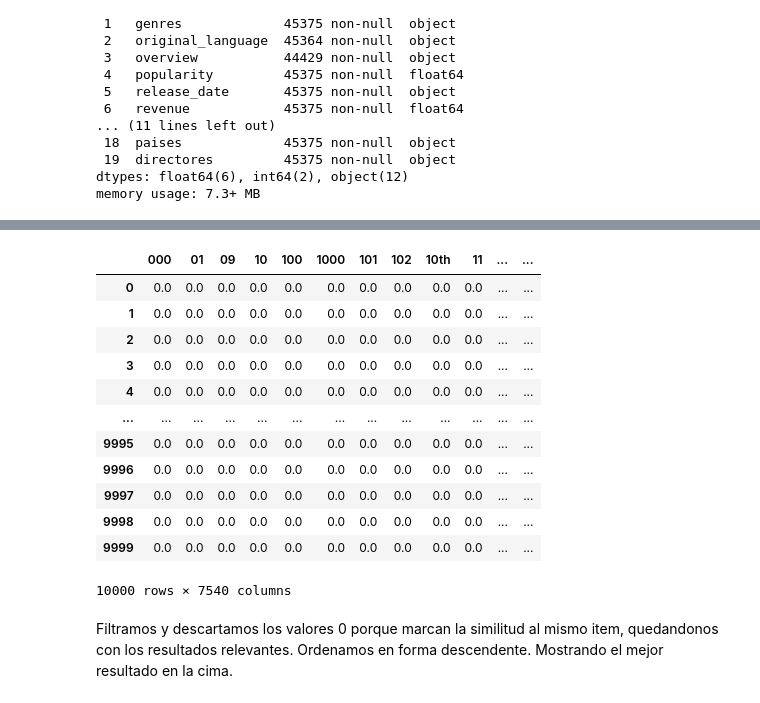
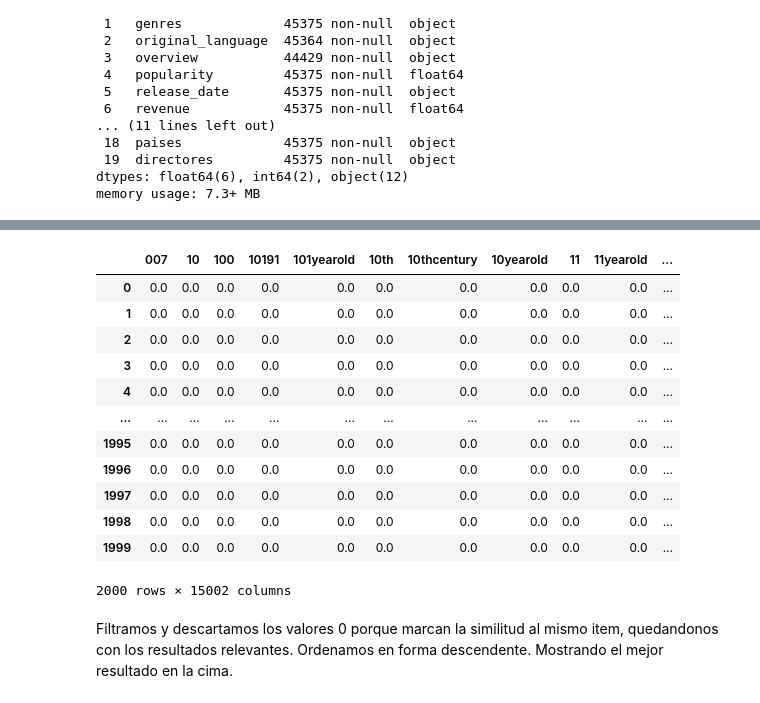
Before and after one commit to caroguzman/HenryDataPI01, a Jupyter notebook: PI01EDA.ipynb, the cells around one changed output, grey strips where cells are left out. Cells and saved outputs as stored; diff of their text form; code cells hidden in the pictures.

```diff
--- a/PI01EDA.ipynb
+++ b/PI01EDA.ipynb
@@ -303,0 +317,23 @@ data.to_csv('./Dataset/datosMoviesPI01.csv', index=False)
+# %%
+#eliminamos palabras reservadas
+import nltk
+from nltk.corpus import stopwords
+
+# Descargar el conjunto de palabras comunes en inglés (si aún no lo has hecho)
+#nltk.download('stopwords')
+
+def eliminar_palabras_reservadas(texto):
+    # Obtener la lista de palabras reservadas en inglés
+    palabras_reservadas = set(stopwords.words('english'))
+    palabras_reservadas.add('onto')
+    palabras_reservadas.add('put')
+
+    # Eliminar palabras reservadas del texto
+    palabras = texto.split()
+    palabras_filtradas = [palabra for palabra in palabras if palabra.lower() not in palabras_reservadas]
+    return ' '.join(palabras_filtradas)
+
+data['overview'] = data['overview'].apply(eliminar_palabras_reservadas)
+# %%
+#paso todo a minusculas
+data['overview'] = data['overview'].str.lower()
@@ -303,0 +349,4 @@ data.to_csv('./Dataset/datosMoviesPI01.csv', index=False)
+# %%
+#eliminamos nulos de overview
+data.dropna(subset=['overview'], inplace=True)
+data.info()
@@ -319,6 +386,5 @@ import sklearn as sk
 from sklearn.feature_extraction.text import TfidfVectorizer
 # %%
 #Reduzco el dataset dado que la memoria es limitada al momento de guardar el array
-df_reducido = data.head(20000)
+df_reducido = data.head(2000)
 df_similitud_titulos = []
-df_similitud_titulos = df_reducido['title'].tolist()
@@ -325,23 +417,26 @@ df_similitud_titulos = df_reducido['title'].tolist()
 # %%
 #implemento TFIDF, TF significa Term Frecuency, estamos viendo con qué frecuencia aparece un término.
-# IDF significa inverse document frequency, este proceso otorga peso a las palabras que aparecen en menos títulos en nuestro caso.
+# IDF significa inverse document frequency, este proceso otorga peso a las palabras.
+
+df_similitud_titulos = df_reducido['overview'].astype(str).tolist()
+
 tfidf_vectorizer = TfidfVectorizer(stop_words='english', use_idf=True)
 df_similitud_titulos2 = tfidf_vectorizer.fit_transform(df_similitud_titulos)
 df_tfidf = pd.DataFrame(df_similitud_titulos2.toarray(),columns=tfidf_vectorizer.get_feature_names_out())
 df_tfidf
 # %% [output]
-|  | 000 | 01 | 09 | 10 | 100 | 1000 | 101 | 102 | 10th | 11 | ... | ... |
-| 0 | 0.0 | 0.0 | 0.0 | 0.0 | 0.0 | 0.0 | 0.0 | 0.0 | 0.0 | 0.0 | ... | ... |
-| 1 | 0.0 | 0.0 | 0.0 | 0.0 | 0.0 | 0.0 | 0.0 | 0.0 | 0.0 | 0.0 | ... | ... |
-| 2 | 0.0 | 0.0 | 0.0 | 0.0 | 0.0 | 0.0 | 0.0 | 0.0 | 0.0 | 0.0 | ... | ... |
-| 3 | 0.0 | 0.0 | 0.0 | 0.0 | 0.0 | 0.0 | 0.0 | 0.0 | 0.0 | 0.0 | ... | ... |
-| 4 | 0.0 | 0.0 | 0.0 | 0.0 | 0.0 | 0.0 | 0.0 | 0.0 | 0.0 | 0.0 | ... | ... |
-| ... | ... | ... | ... | ... | ... | ... | ... | ... | ... | ... | ... | ... |
-| 9995 | 0.0 | 0.0 | 0.0 | 0.0 | 0.0 | 0.0 | 0.0 | 0.0 | 0.0 | 0.0 | ... | ... |
-| 9996 | 0.0 | 0.0 | 0.0 | 0.0 | 0.0 | 0.0 | 0.0 | 0.0 | 0.0 | 0.0 | ... | ... |
-| 9997 | 0.0 | 0.0 | 0.0 | 0.0 | 0.0 | 0.0 | 0.0 | 0.0 | 0.0 | 0.0 | ... | ... |
-| 9998 | 0.0 | 0.0 | 0.0 | 0.0 | 0.0 | 0.0 | 0.0 | 0.0 | 0.0 | 0.0 | ... | ... |
-| 9999 | 0.0 | 0.0 | 0.0 | 0.0 | 0.0 | 0.0 | 0.0 | 0.0 | 0.0 | 0.0 | ... | ... |
+|  | 007 | 10 | 100 | 10191 | 101yearold | 10th | 10thcentury | 10yearold | 11 | 11yearold | ... |
+| 0 | 0.0 | 0.0 | 0.0 | 0.0 | 0.0 | 0.0 | 0.0 | 0.0 | 0.0 | 0.0 | ... |
+| 1 | 0.0 | 0.0 | 0.0 | 0.0 | 0.0 | 0.0 | 0.0 | 0.0 | 0.0 | 0.0 | ... |
+| 2 | 0.0 | 0.0 | 0.0 | 0.0 | 0.0 | 0.0 | 0.0 | 0.0 | 0.0 | 0.0 | ... |
+| 3 | 0.0 | 0.0 | 0.0 | 0.0 | 0.0 | 0.0 | 0.0 | 0.0 | 0.0 | 0.0 | ... |
+| 4 | 0.0 | 0.0 | 0.0 | 0.0 | 0.0 | 0.0 | 0.0 | 0.0 | 0.0 | 0.0 | ... |
+| ... | ... | ... | ... | ... | ... | ... | ... | ... | ... | ... | ... |
+| 1995 | 0.0 | 0.0 | 0.0 | 0.0 | 0.0 | 0.0 | 0.0 | 0.0 | 0.0 | 0.0 | ... |
+| 1996 | 0.0 | 0.0 | 0.0 | 0.0 | 0.0 | 0.0 | 0.0 | 0.0 | 0.0 | 0.0 | ... |
+| 1997 | 0.0 | 0.0 | 0.0 | 0.0 | 0.0 | 0.0 | 0.0 | 0.0 | 0.0 | 0.0 | ... |
+| 1998 | 0.0 | 0.0 | 0.0 | 0.0 | 0.0 | 0.0 | 0.0 | 0.0 | 0.0 | 0.0 | ... |
+| 1999 | 0.0 | 0.0 | 0.0 | 0.0 | 0.0 | 0.0 | 0.0 | 0.0 | 0.0 | 0.0 | ... |
-10000 rows × 7540 columns
+2000 rows × 15002 columns
 # %% [markdown]
 Filtramos y descartamos los valores 0 porque marcan la similitud al mismo item, quedandonos con los resultados relevantes.    Ordenamos en forma descendente. Mostrando el mejor resultado en la cima.
```
Also changed, not shown: parts of 26 cells of this notebook, 2 other files.
